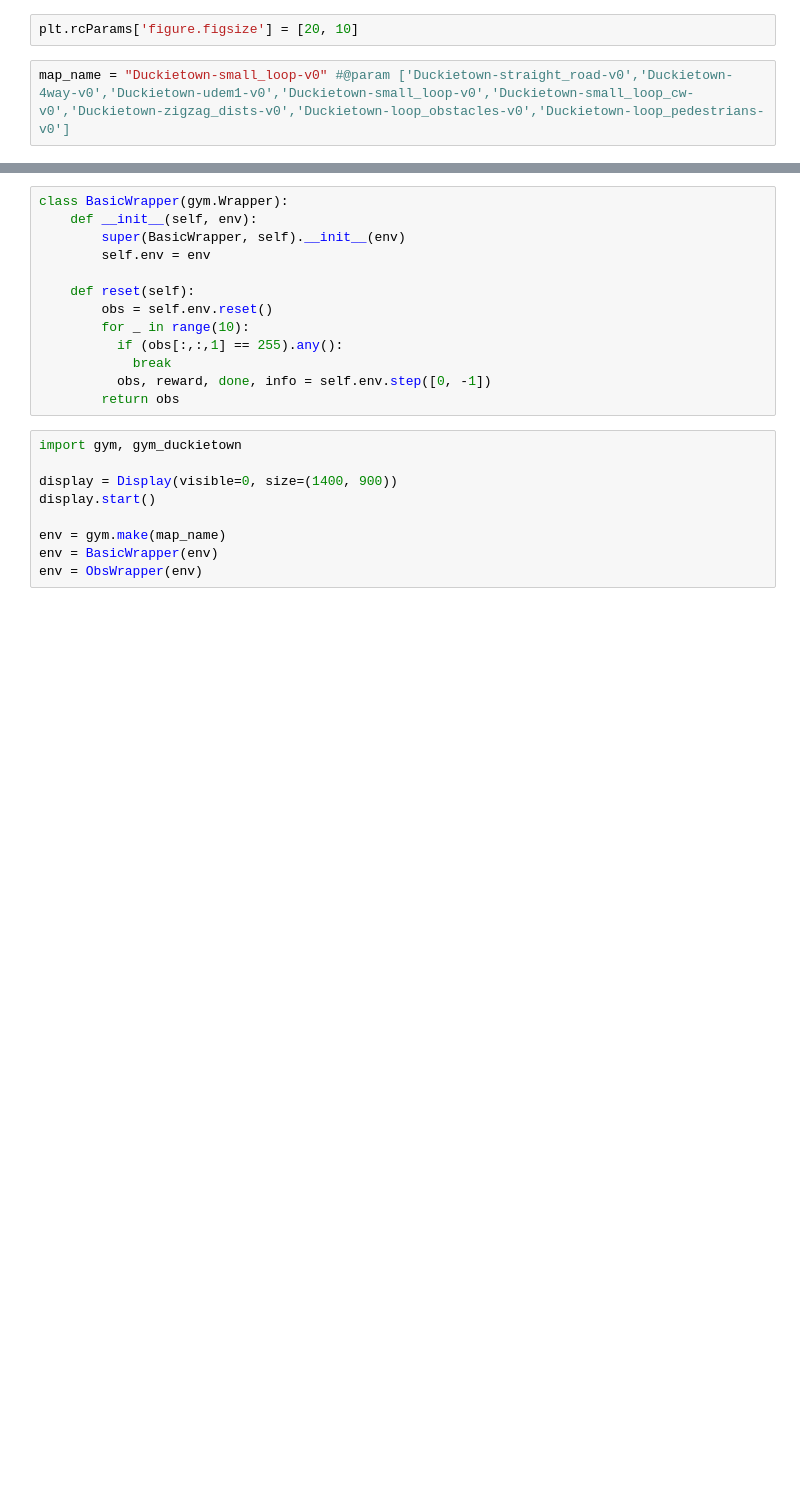
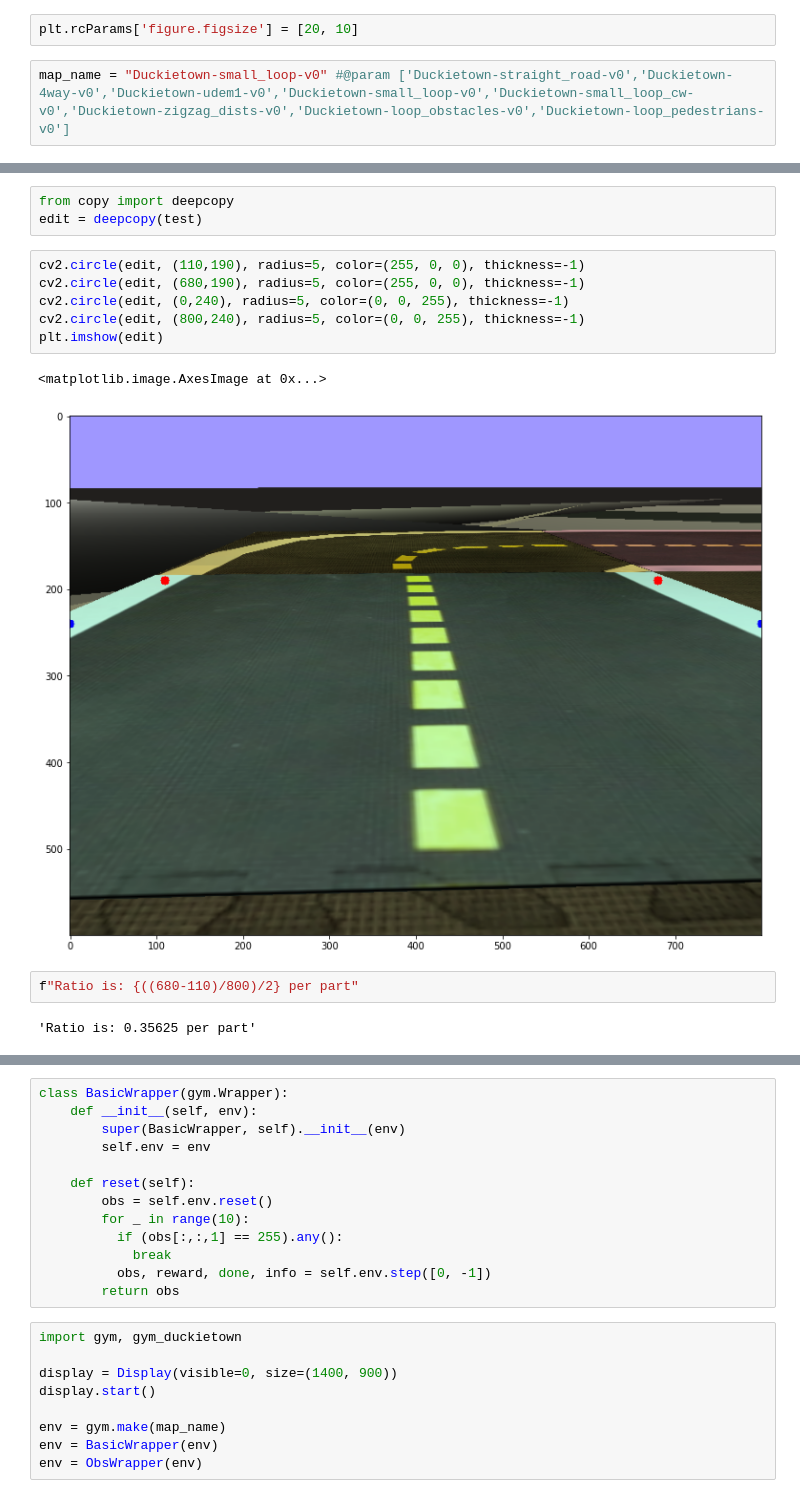
Before and after one commit to poliduckie/ReinforcementLearning, a Jupyter notebook: duckietown_filter.ipynb, the cells around one changed output, grey strips where cells are left out. Saved outputs shown, nothing was run; the diff lists cells and outputs as text; blank space fills up the shorter version.

```diff
--- a/duckietown_filter.ipynb
+++ b/duckietown_filter.ipynb
@@ -188,0 +188,16 @@ class ObsWrapper(gym.ObservationWrapper):
+# %%
+from copy import deepcopy
+edit = deepcopy(test)
+# %%
+cv2.circle(edit, (110,190), radius=5, color=(255, 0, 0), thickness=-1)
+cv2.circle(edit, (680,190), radius=5, color=(255, 0, 0), thickness=-1)
+cv2.circle(edit, (0,240), radius=5, color=(0, 0, 255), thickness=-1)
+cv2.circle(edit, (800,240), radius=5, color=(0, 0, 255), thickness=-1)
+plt.imshow(edit)
+# %% [output]
+<matplotlib.image.AxesImage at 0x...>
+[figure, added]
+# %%
+f"Ratio is: {((680-110)/800)/2} per part"
+# %% [output]
+'Ratio is: 0.35625 per part'
```
Also changed, not shown: parts of 7 cells of this notebook.
